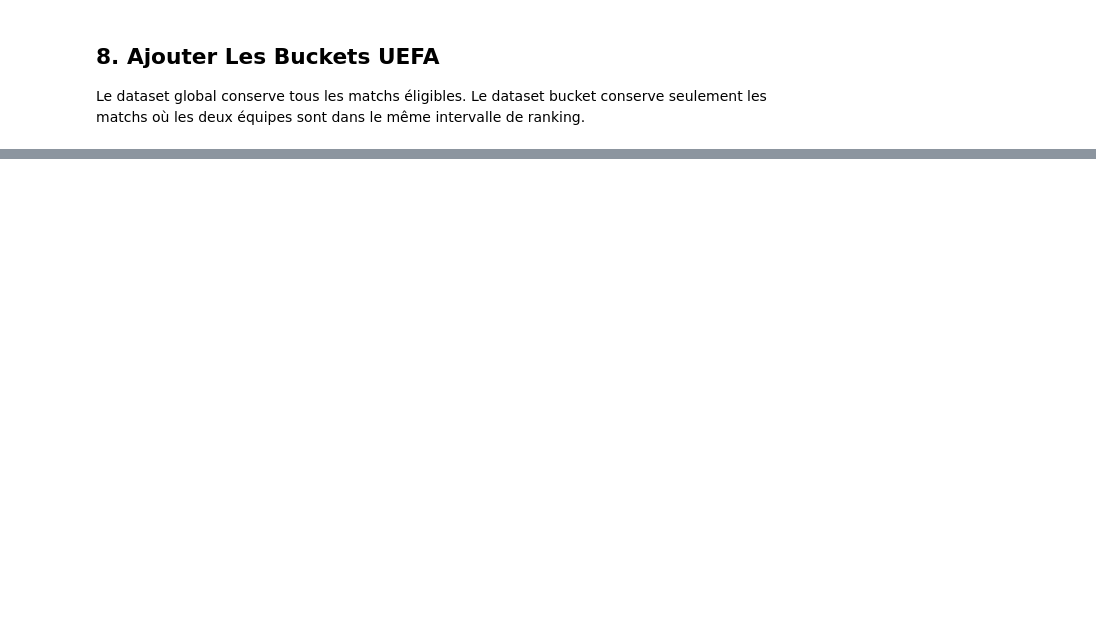
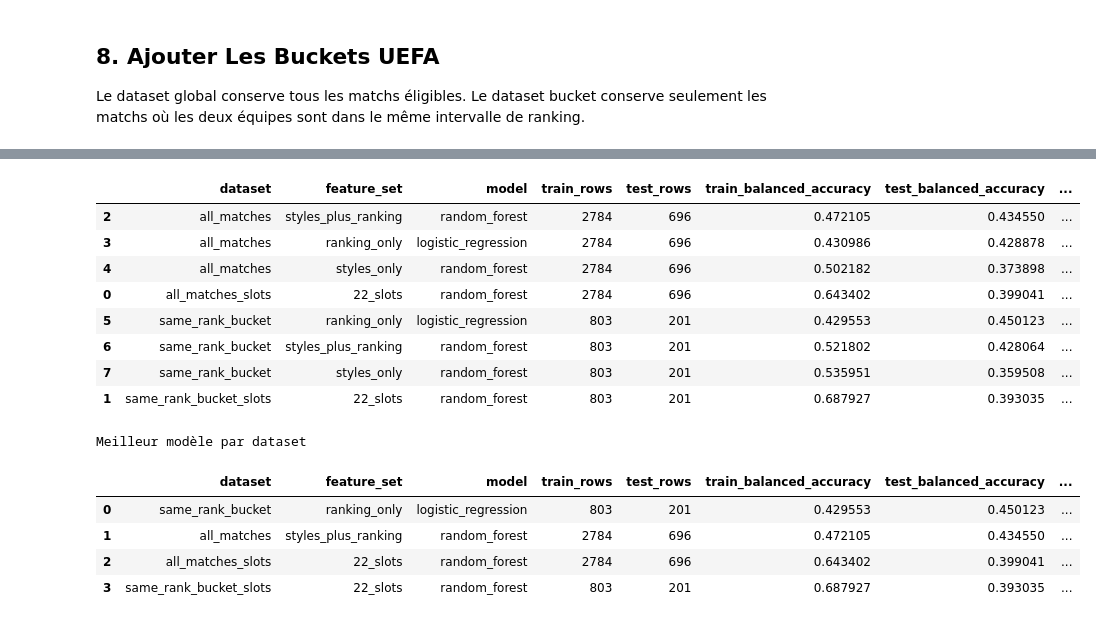
Before and after one commit to kinpintouche-star/football-predictor, a Jupyter notebook: match_outcome_from_clusters.ipynb, the cells around one changed output, grey strips where cells are left out. Saved outputs shown, nothing was run; the diff lists cells and outputs as text; code cells hidden in the pictures; blank space fills up the shorter version.

Commit message:
ajout exploration clustering matching par match

```diff
--- a/match_outcome_from_clusters.ipynb
+++ b/match_outcome_from_clusters.ipynb
@@ -742,0 +971,17 @@ display(tldr_df)
+# %%
+baseline_metrics_df = pd.concat(
+    [global_metrics_df, same_bucket_metrics_df],
+    ignore_index=True,
+).sort_values(["dataset", "test_balanced_accuracy"], ascending=[True, False])
+
+baseline_best_df = (
+    baseline_metrics_df
+    .sort_values("test_balanced_accuracy", ascending=False)
+    .groupby("dataset", as_index=False)
+    .head(1)
+    .reset_index(drop=True)
+)
+
+display(baseline_metrics_df)
+print("Meilleur modèle baseline par dataset")
+display(baseline_best_df)
@@ -742,0 +1367,55 @@ display(tldr_df)
+# %%
+regularized_metrics_df = pd.concat(
+    [global_regularized_metrics_df, same_bucket_regularized_metrics_df],
+    ignore_index=True,
+)
+
+baseline_tree_metrics_df = baseline_metrics_df[
+    baseline_metrics_df["model"].eq("random_forest")
+].copy()
+baseline_tree_metrics_df["feature_set"] = "22_slots"
+baseline_tree_metrics_df["validation_balanced_accuracy"] = np.nan
+baseline_tree_metrics_df["validation_gap"] = np.nan
+baseline_tree_metrics_df["best_params"] = "baseline_not_tuned_with_multifold_cv"
+baseline_tree_metrics_df = baseline_tree_metrics_df.rename(columns={
+    "test_macro_f1": "test_macro_f1",
+})
+
+comparison_columns = [
+    "dataset", "feature_set", "model", "train_rows", "test_rows",
+    "train_balanced_accuracy", "test_balanced_accuracy", "test_macro_f1",
+    "balanced_accuracy_gap", "validation_balanced_accuracy", "validation_gap", "best_params",
+]
+
+model_comparison_df = pd.concat(
+    [baseline_tree_metrics_df[comparison_columns], regularized_metrics_df[comparison_columns]],
+    ignore_index=True,
+).sort_values(["dataset", "test_balanced_accuracy"], ascending=[True, False])
+
+display(model_comparison_df)
+
+print("Meilleur modèle par dataset")
+best_model_by_dataset_df = (
+    model_comparison_df
+    .sort_values("test_balanced_accuracy", ascending=False)
+    .groupby("dataset", as_index=False)
+    .head(1)
+    .reset_index(drop=True)
+)
+display(best_model_by_dataset_df)
+# %% [output]
+|  | dataset | feature_set | model | train_rows | test_rows | train_balanced_accuracy | test_balanced_accuracy | ... |
+| 2 | all_matches | styles_plus_ranking | random_forest | 2784 | 696 | 0.472105 | 0.434550 | ... |
+| 3 | all_matches | ranking_only | logistic_regression | 2784 | 696 | 0.430986 | 0.428878 | ... |
+| 4 | all_matches | styles_only | random_forest | 2784 | 696 | 0.502182 | 0.373898 | ... |
+| 0 | all_matches_slots | 22_slots | random_forest | 2784 | 696 | 0.643402 | 0.399041 | ... |
+| 5 | same_rank_bucket | ranking_only | logistic_regression | 803 | 201 | 0.429553 | 0.450123 | ... |
+| 6 | same_rank_bucket | styles_plus_ranking | random_forest | 803 | 201 | 0.521802 | 0.428064 | ... |
+| 7 | same_rank_bucket | styles_only | random_forest | 803 | 201 | 0.535951 | 0.359508 | ... |
+| 1 | same_rank_bucket_slots | 22_slots | random_forest | 803 | 201 | 0.687927 | 0.393035 | ... |
+Meilleur modèle par dataset
+|  | dataset | feature_set | model | train_rows | test_rows | train_balanced_accuracy | test_balanced_accuracy | ... |
+| 0 | same_rank_bucket | ranking_only | logistic_regression | 803 | 201 | 0.429553 | 0.450123 | ... |
+| 1 | all_matches | styles_plus_ranking | random_forest | 2784 | 696 | 0.472105 | 0.434550 | ... |
+| 2 | all_matches_slots | 22_slots | random_forest | 2784 | 696 | 0.643402 | 0.399041 | ... |
+| 3 | same_rank_bucket_slots | 22_slots | random_forest | 803 | 201 | 0.687927 | 0.393035 | ... |
```
Also changed, not shown: parts of 46 cells of this notebook, 2 other files.
